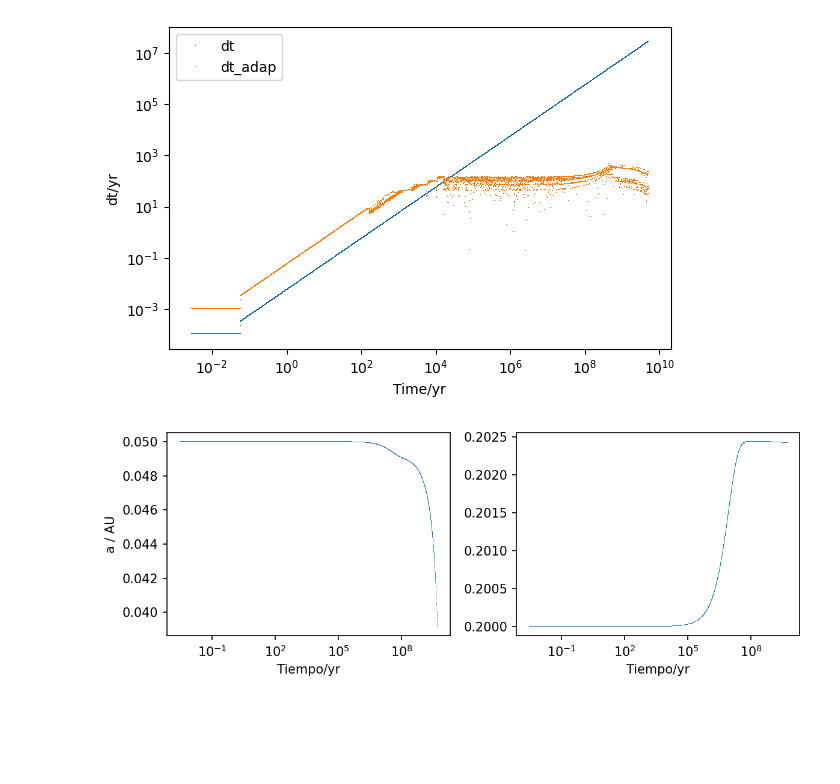
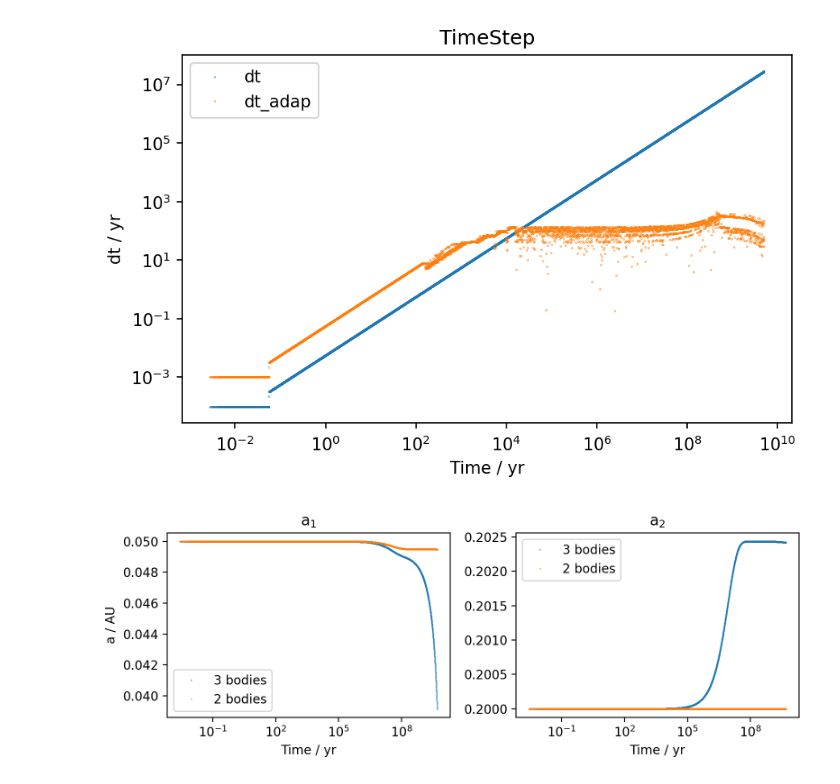
Before and after one commit to Gianuzzi/TidalEvolution, a Jupyter notebook: Plot_salida.ipynb, the cells around one changed output. Drawn from its saved outputs; the diff is of its cells as text; code cells hidden in the pictures; blank space fills up the shorter version.

```diff
--- a/Plot_salida.ipynb
+++ b/Plot_salida.ipynb
@@ -21,4 +7,17 @@ Shape: (4975, 17)
 # %%
+name = "Salidas/Salida.txt"
+
+try:
+    data = np.genfromtxt(name)
+except ValueError as err:
+    try:
+        data = np.genfromtxt(name, skip_footer=1)
+        print("Still writing...")
+    except:
+        raise ValueError (err)
+print("Shape:", data.shape)
+N = data.shape[0]
+
 df = pd.DataFrame(data)
 df = df.rename(columns=dict(
     zip(df.columns,
@@ -53,28 +98,35 @@ display(df)
 # %%
-plt.figure(dpi=100)
-plt.plot(df.t, df.dt, ',', label='dt')
-plt.plot(df.t, df.dt_adap, ',', label='dt_adap')
-plt.xlabel("Time/yr")
-plt.ylabel("dt/yr")
+plt.figure(dpi=150)
+plt.title("TimeStep")
+plt.plot(df.t, df.dt, '.', ms=0.5, label='dt')
+plt.plot(df.t, df.dt_adap, '.', ms=0.5, label='dt_adap')
+plt.xlabel("Time / yr")
+plt.ylabel("dt / yr")
 plt.semilogx()
 plt.semilogy()
 plt.legend()
 plt.tight_layout()
 plt.show()
 # %% [output]
-[figure, old version]
+[figure, new version]
 # %%
-plt.figure(dpi=150, figsize=(8,3))
+plt.figure(dpi=200, figsize=(8,3))
 plt.subplot(1,2,1)
-plt.plot(df.t, df.a1, ',')
-plt.xlabel("Tiempo/yr")
+plt.title("a$_1$")
+plt.plot(df.t, df.a1, '.', ms=0.5,  label="3 bodies")
+plt.plot(df2.t, df2.a1, '.', ms=0.5,  label="2 bodies")
+plt.xlabel("Time / yr")
 plt.ylabel("a / AU")
 plt.semilogx()
+plt.legend()
 plt.subplot(1,2,2)
-plt.plot(df.t, df.a2, ',')
-plt.xlabel("Tiempo/yr")
+plt.title("a$_2$")
+plt.plot(df.t, df.a2, '.', ms=0.5,  label='3 bodies')
+plt.plot(df2.t, df2.a2, '.', ms=0.5,  label='2 bodies')
+plt.xlabel("Time / yr")
 plt.semilogx()
+plt.legend()
 plt.tight_layout()
 plt.show()
 # %% [output]
-[figure, old version]
+[figure, new version]
```
Also changed, not shown: parts of 13 cells of this notebook, 5 other files.
